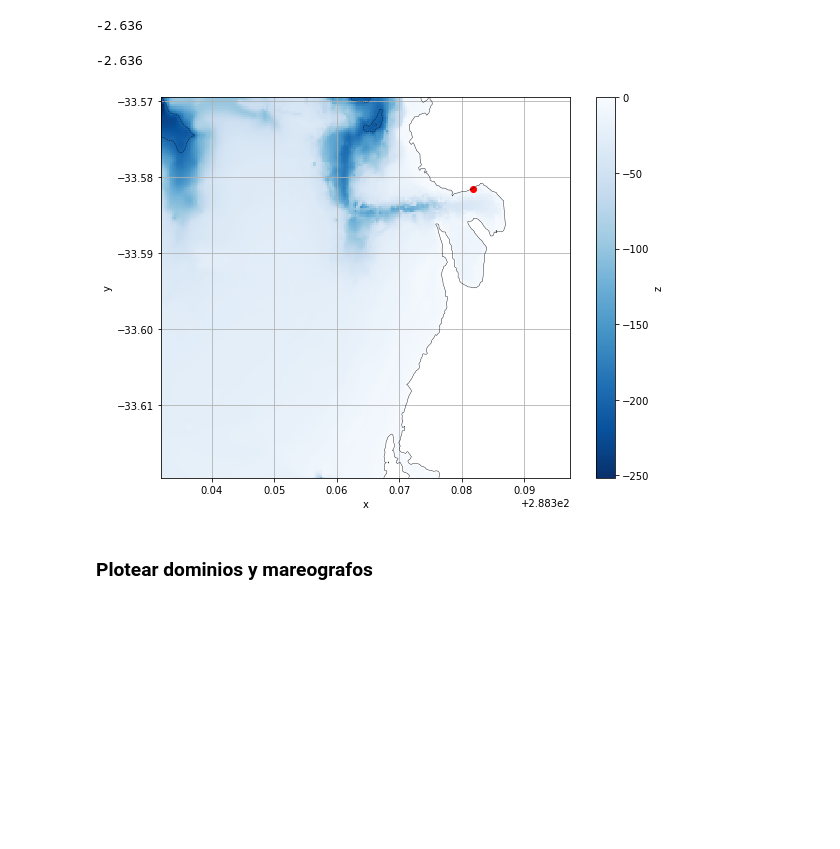
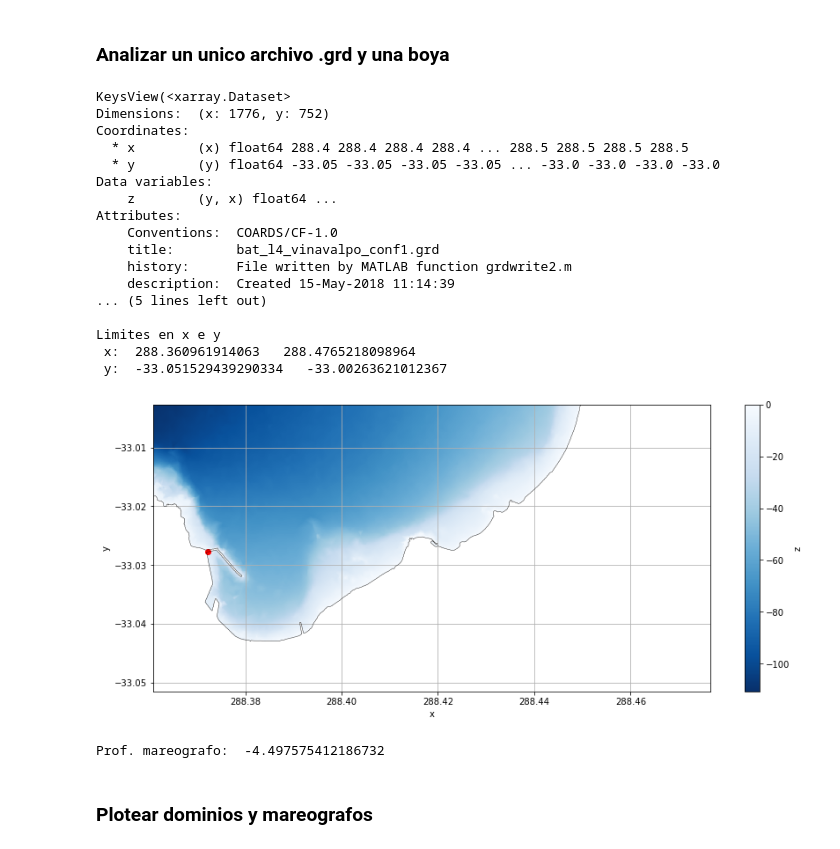
Before and after one commit to Maurici0-Diaz/Resonancia, a Jupyter notebook: analisis_grd.ipynb, the cells around one changed output. Saved outputs shown, nothing was run; the diff lists cells and outputs as text; code cells hidden in the pictures; blank space fills up the shorter version.

```diff
--- a/analisis_grd.ipynb
+++ b/analisis_grd.ipynb
@@ -54,30 +15,65 @@ y:       -30.047655741373667     -29.72734324137367
-# %%
-x_mareografo, y_mareografo=288.381812, -33.581625
-
-
-z_boya=data_nc.z.sel(x=x_mareografo,y=y_mareografo,method="nearest").values.item()
-z_boya
-# %% [output]
--2.636
+# %% [markdown]
+### Analizar un unico archivo .grd y una boya
+# %%
+#archivo nc (grd) a cargar
+nc_file=r"G:\My Drive\UTFSM\memoria\tareas\tarea02\HySea\bat_l4_vinavalpo_conf1.grd"
+#coordenadas del mareografo
+x_mareografo, y_mareografo=288.3722, -33.02778
 # %%
+# ver contenidos archivo nc (grd)
+data_nc=xr.open_dataset(nc_file)
+
+with data_nc as ds:
+  print(ds.keys()) # muestra contenido del archivo .grd
+
+print()
+print('Espaciamiento')
+print(' dx [arcseg]: ',(data_nc.x.values[-1]-data_nc.x.values[0])*3600/(len(data_nc.x.values)))
+print(' dy [arcseg]: ',(data_nc.y.values[-1]-data_nc.y.values[0])*3600/(len(data_nc.y.values)))
+print()
+print('Limites en x e y')
+print(' x: ',data_nc.x.min().values,' ',data_nc.x.max().values)
+print(' y: ',data_nc.y.min().values,' ',data_nc.y.max().values)
+
+
+#profundidad de la ubicacion de la boya
+z_boya=data_nc.z.sel(x=x_mareografo,y=y_mareografo,method="nearest").values.item()
+
 #Plotear batimetria
 variable=data_nc.z.where(data_nc.z<=0)
 
 #divnorm = cm.colors.DivergingNorm(vmin=data_nc.deformed_bathy.min(), vcenter=0, vmax=data_nc.deformed_bathy.max())
 
-variable.plot.imshow(aspect=ds.dims['x'] / ds.dims['y'],size=7,cmap='Blues_r')
+variable.plot.imshow(aspect=ds.dims['x'] / ds.dims['y'],size=6,cmap='Blues_r')
                           #,cmap=cmap,norm=divnorm)   #variable de interes
 data_nc.z.plot.contour(levels=[-200,0], colors='k',linewidths=0.4) #curva de nivel 0 y 200m
 plt.scatter(x_mareografo,y_mareografo,color="r")
 
 plt.grid()
-
+plt.show()
 #plt.savefig(nombre_archivo+'_'+nombre_variable+'.png',dpi=300) !!!!Falta arreglar nonmbre de archivo
 
-print(z_boya)
+print('Prof. mareografo: ',z_boya)
 # %% [output]
--2.636
+KeysView(<xarray.Dataset>
+Dimensions:  (x: 1776, y: 752)
+Coordinates:
+  * x        (x) float64 288.4 288.4 288.4 288.4 ... 288.5 288.5 288.5 288.5
+  * y        (y) float64 -33.05 -33.05 -33.05 -33.05 ... -33.0 -33.0 -33.0 -33.0
+Data variables:
+    z        (y, x) float64 ...
+Attributes:
+    Conventions:  COARDS/CF-1.0
+    title:        bat_l4_vinavalpo_conf1.grd
+    history:      File written by MATLAB function grdwrite2.m
+    description:  Created 15-May-2018 11:14:39
+... (5 lines left out)
+
+Limites en x e y
+ x:  288.360961914063   288.4765218098964
+ y:  -33.051529439290334   -33.00263621012367
-[figure, old version]
+[figure, new version]
+Prof. mareografo:  -4.497575412186732
 # %% [markdown]
 ### Plotear dominios y mareografos
 # %%
```
Also changed, not shown: parts of 5 cells of this notebook.
